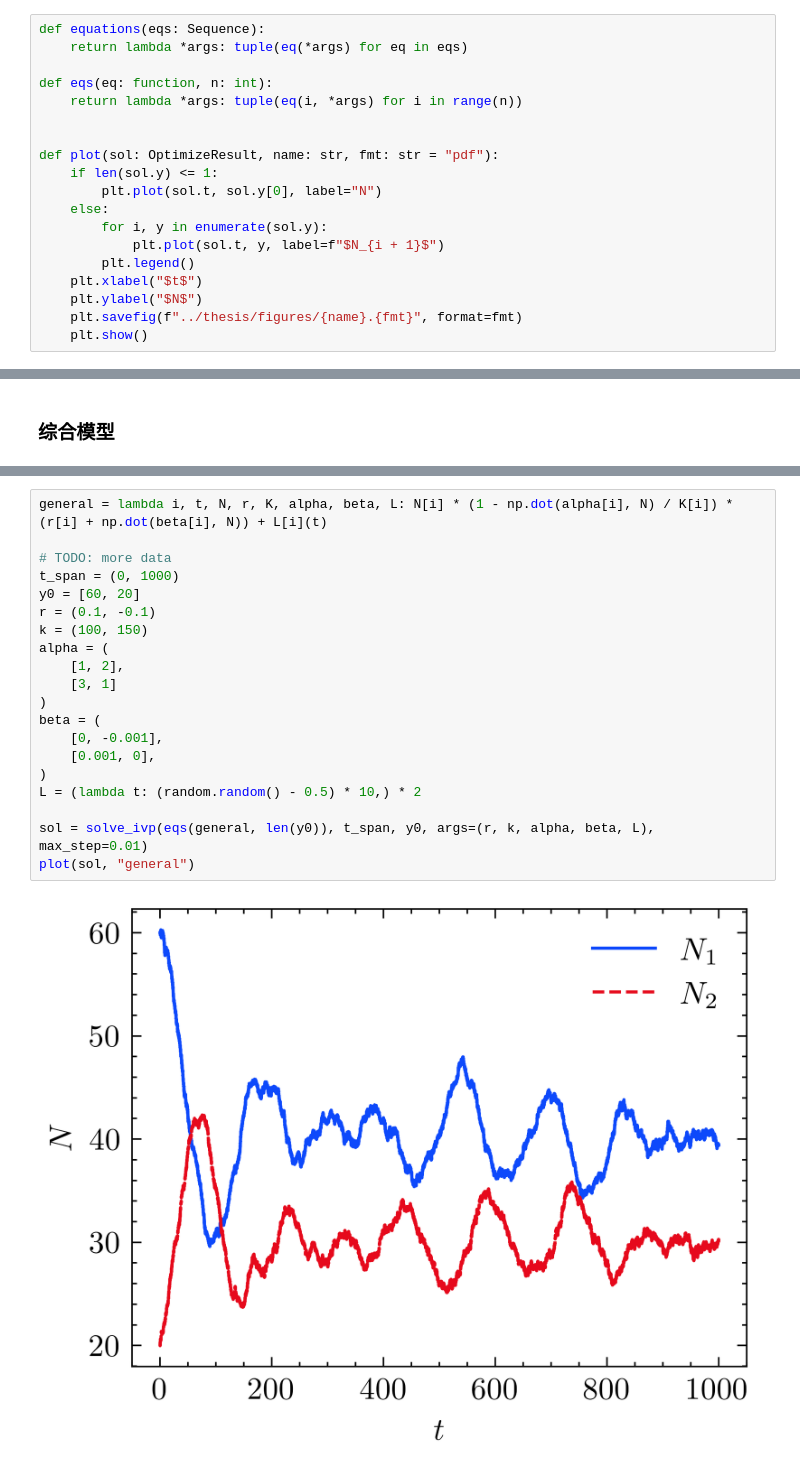
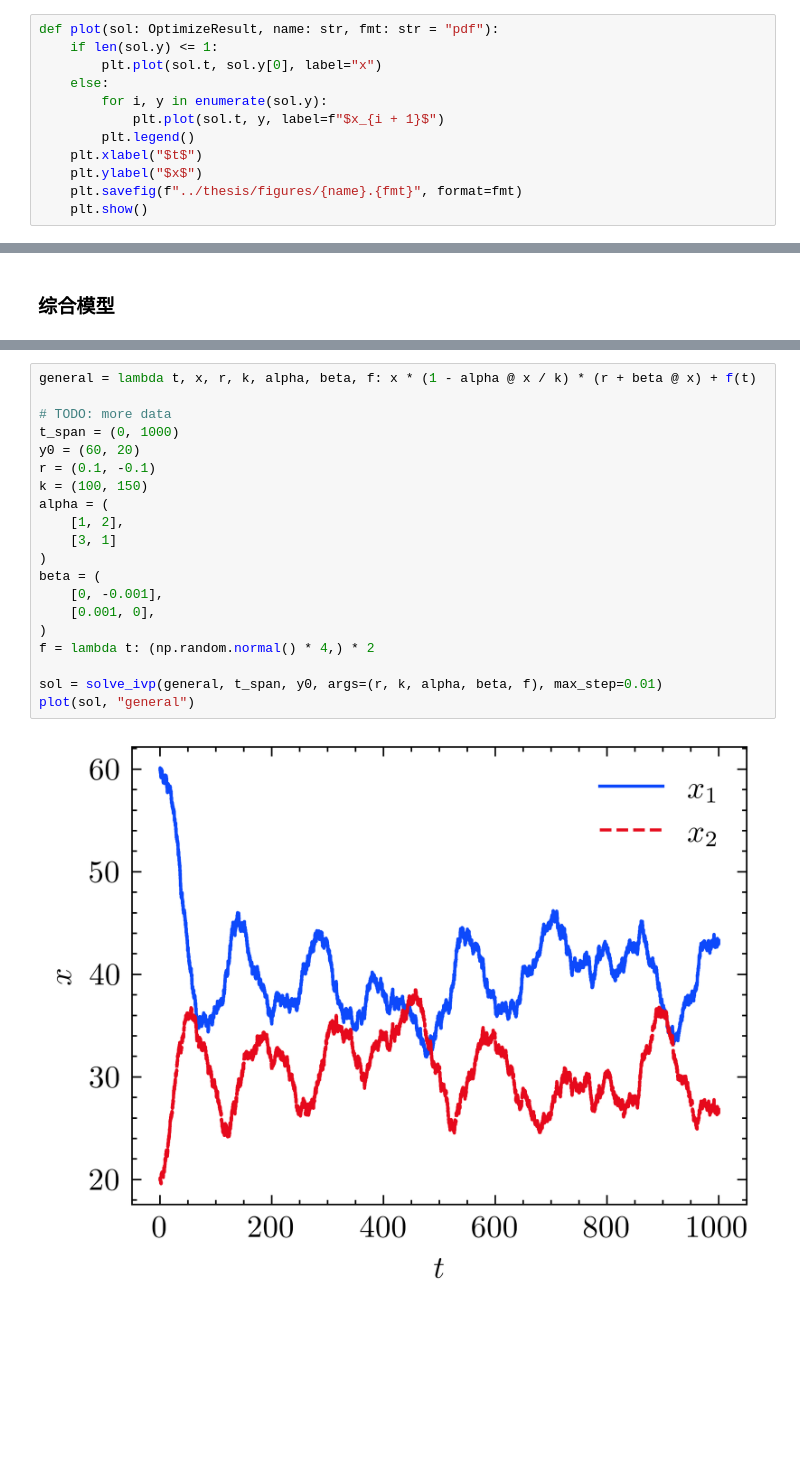
Before and after one commit to chengzi-2333/ecosystem-modeling, a Jupyter notebook: data/models.ipynb, the cells around one changed output, grey strips where cells are left out. Drawn from its saved outputs; the diff is of its cells as text; blank space fills up the shorter version.

Commit message:
general model(TODO)

```diff
--- a/data/models.ipynb
+++ b/data/models.ipynb
@@ -19,22 +18,15 @@ plt.style.use(["science", "high-vis"])
 # %% [markdown]
 工具函数
 # %%
-def equations(eqs: Sequence):
-    return lambda *args: tuple(eq(*args) for eq in eqs)
-
-def eqs(eq: function, n: int):
-    return lambda *args: tuple(eq(i, *args) for i in range(n))
-
-
 def plot(sol: OptimizeResult, name: str, fmt: str = "pdf"):
     if len(sol.y) <= 1:
-        plt.plot(sol.t, sol.y[0], label="N")
+        plt.plot(sol.t, sol.y[0], label="x")
     else:
         for i, y in enumerate(sol.y):
-            plt.plot(sol.t, y, label=f"$N_{i + 1}$")
+            plt.plot(sol.t, y, label=f"$x_{i + 1}$")
         plt.legend()
     plt.xlabel("$t$")
-    plt.ylabel("$N$")
+    plt.ylabel("$x$")
     plt.savefig(f"../thesis/figures/{name}.{fmt}", format=fmt)
     plt.show()
 # %% [markdown]
@@ -120,22 +121,22 @@ $$
 # %%
-general = lambda i, t, N, r, K, alpha, beta, L: N[i] * (1 - np.dot(alpha[i], N) / K[i]) * (r[i] + np.dot(beta[i], N)) + L[i](t)
+general = lambda t, x, r, k, alpha, beta, f: x * (1 - alpha @ x / k) * (r + beta @ x) + f(t)
 
 # TODO: more data
 t_span = (0, 1000)
-y0 = [60, 20]
+y0 = (60, 20)
 r = (0.1, -0.1)
 k = (100, 150)
 alpha = (
     [1, 2],
     [3, 1]
 )
 beta = (
     [0, -0.001],
     [0.001, 0],
 )
-L = (lambda t: (random.random() - 0.5) * 10,) * 2
+f = lambda t: (np.random.normal() * 4,) * 2
 
-sol = solve_ivp(eqs(general, len(y0)), t_span, y0, args=(r, k, alpha, beta, L), max_step=0.01)
+sol = solve_ivp(general, t_span, y0, args=(r, k, alpha, beta, f), max_step=0.01)
 plot(sol, "general")
 # %% [output]
-[figure, old version]
+[figure, new version]
```
Also changed, not shown: parts of 10 cells of this notebook, 6 other files.
